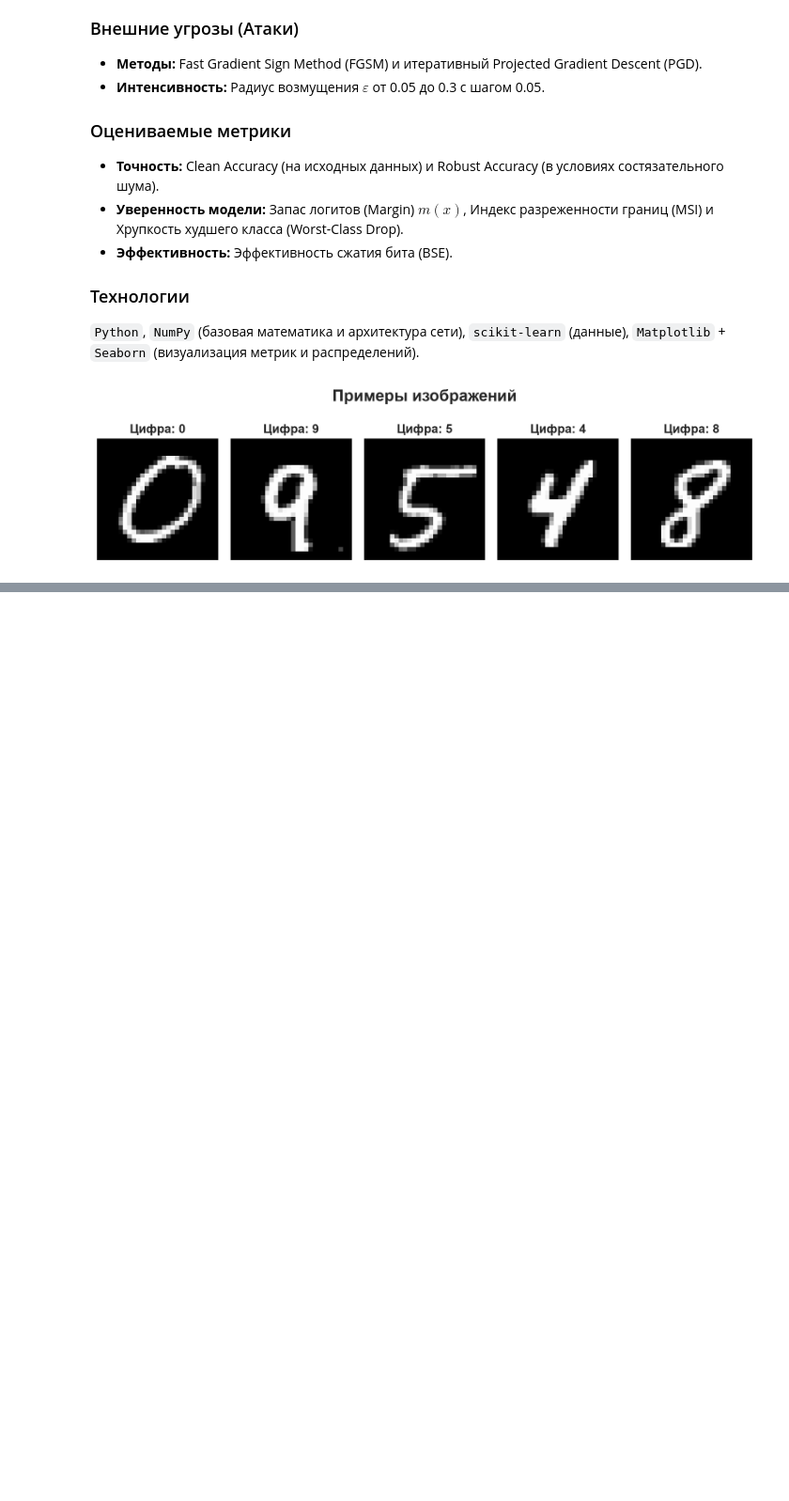
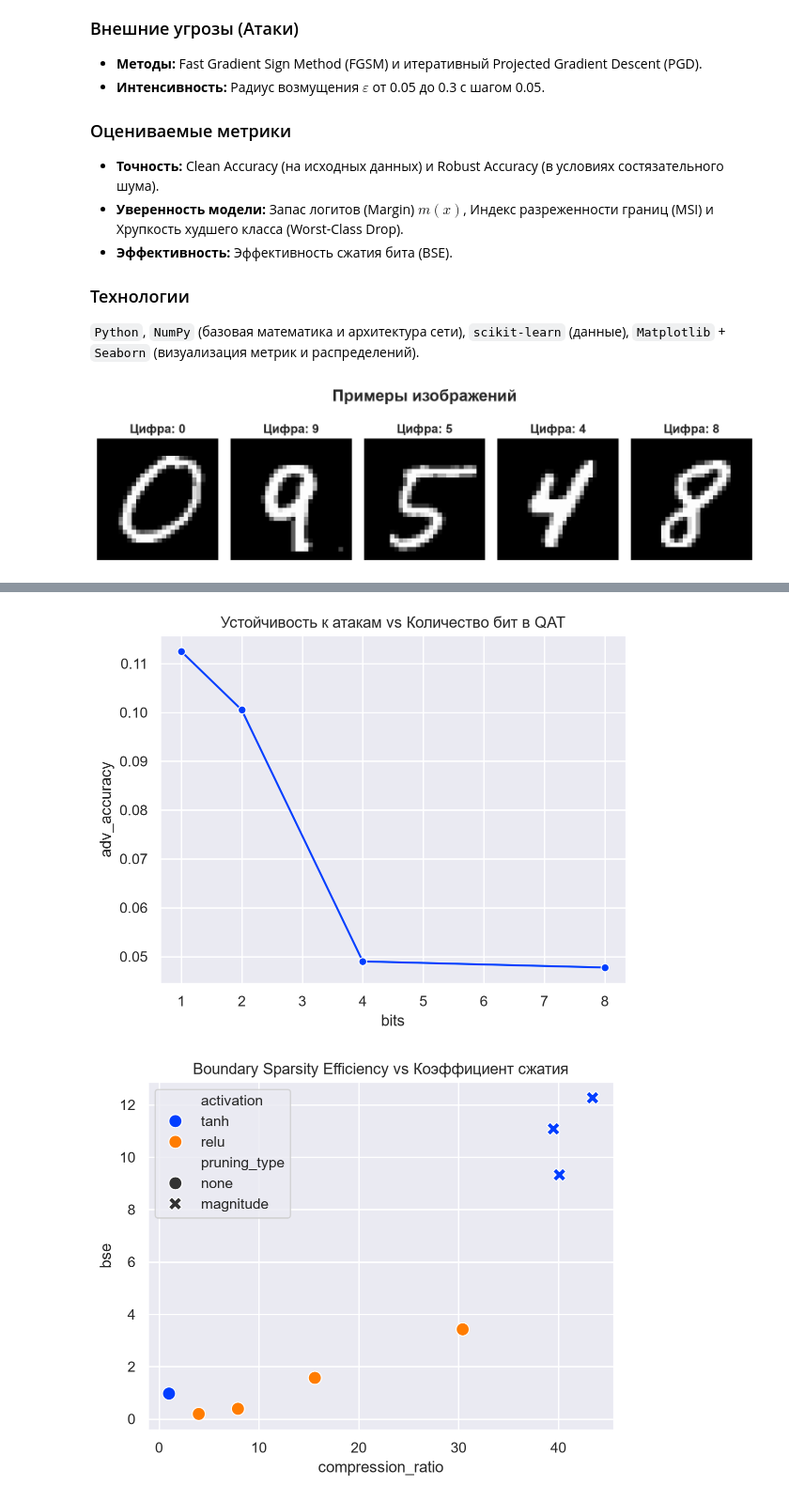
Before and after one commit to GreatDruk/nn-compression-robustness, a Jupyter notebook: nn_compression_experiment.ipynb, the cells around one changed output, grey strips where cells are left out. Shown at 94% size. Drawn from its saved outputs; the diff is of its cells as text; code cells hidden in the pictures; blank space fills up the shorter version.

Commit message:
feat(notebook): implement compression functions

```diff
--- a/nn_compression_experiment.ipynb
+++ b/nn_compression_experiment.ipynb
@@ -247,0 +619,34 @@ class BasicModel:
+# %%
+# Обучаем одну чистую baseline-модель один раз
+baseline_model = BasicModel()
+baseline_model.fit(X_train, y_train, max_epochs=15)
+baseline_metrics = evaluate_model(baseline_model, X_val, y_val, attack_config={"type": "none"})
+
+# Описываем матрицу экспериментов
+experiment_configs = [
+    # Baseline для сравнения
+    {"activation": "tanh"},
+
+    # Разный уровень прунинга по значению + PTQ 4 бита
+    {"activation": "tanh", "pruning": {"type": "magnitude", "ratio": 0.3, "fine_tune_epochs": 2}, "quantization": {"bits": 4, "target": "activ", "mode": "PTQ"}, "attack": {"type": "PGD", "eps": 0.1}},
+    {"activation": "tanh", "pruning": {"type": "magnitude", "ratio": 0.5, "fine_tune_epochs": 2}, "quantization": {"bits": 4, "target": "activ", "mode": "PTQ"}, "attack": {"type": "PGD", "eps": 0.1}},
+    {"activation": "tanh", "pruning": {"type": "magnitude", "ratio": 0.7, "fine_tune_epochs": 2}, "quantization": {"bits": 4, "target": "activ", "mode": "PTQ"}, "attack": {"type": "PGD", "eps": 0.1}},
+
+    # Разрядность квантования (8, 4, 2, 1 бит) при QAT обучении
+    {"activation": "relu", "quantization": {"bits": 8, "target": "weights", "mode": "QAT", "fine_tune_epochs": 3}, "attack": {"type": "FGSM", "eps": 0.15}},
+    {"activation": "relu", "quantization": {"bits": 4, "target": "weights", "mode": "QAT", "fine_tune_epochs": 3}, "attack": {"type": "FGSM", "eps": 0.15}},
+    {"activation": "relu", "quantization": {"bits": 2, "target": "weights", "mode": "QAT", "fine_tune_epochs": 3}, "attack": {"type": "FGSM", "eps": 0.15}},
+    {"activation": "relu", "quantization": {"bits": 1, "target": "weights", "mode": "QAT", "fine_tune_epochs": 3}, "attack": {"type": "FGSM", "eps": 0.15}}
+]
+
+# Запуск конвейера
+datasets = (X_train, y_train, X_val, y_val, X_calib, y_calib)
+results = []
+
+for cfg in experiment_configs:
+    report = run_experiment(baseline_model, cfg, datasets)
+    results.append(report)
+
+# Сборка финального DataFrame
+df = pd.DataFrame(results)
+display(df)
@@ -247,0 +831,13 @@ class BasicModel:
+# %%
+# График: Как разрядность квантования влияет на устойчивость (Adv Accuracy) в режиме QAT
+sns.lineplot(data=df[df['quant_mode']=='QAT'], x='bits', y='adv_accuracy', marker='o')
+plt.title("Устойчивость к атакам vs Количество бит в QAT")
+plt.show()
+
+# График: Эффективность границ (BSE) в зависимости от коэффициента сжатия
+sns.scatterplot(data=df, x='compression_ratio', y='bse', hue='activation', style='pruning_type', s=100)
+plt.title("Boundary Sparsity Efficiency vs Коэффициент сжатия")
+plt.show()
+# %% [output]
+[figure, added]
+[figure, added]
```
Also changed, not shown: parts of 12 cells of this notebook.
